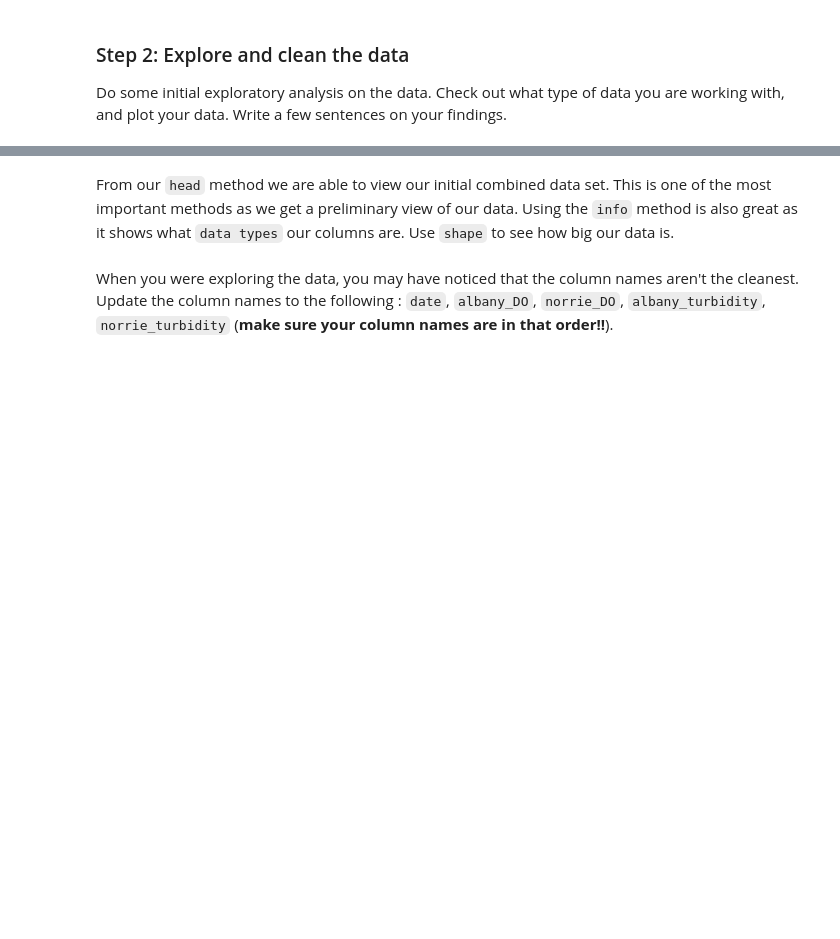
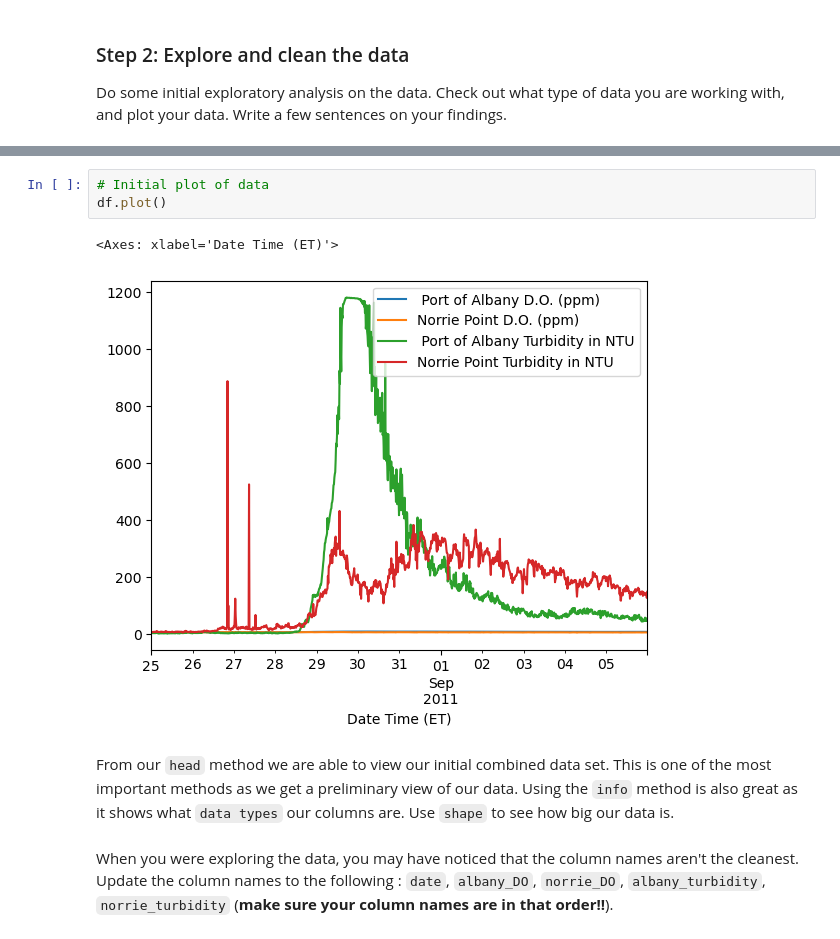
Before and after one commit to tommats00/EDS232-labs, a Jupyter notebook: Week1/Lab1-hurricane.ipynb, the cells around one changed output, grey strips where cells are left out. Cells and saved outputs as stored; diff of their text form; blank space fills up the shorter version.

```diff
--- a/Week1/Lab1-hurricane.ipynb
+++ b/Week1/Lab1-hurricane.ipynb
@@ -115,3 +123,9 @@ df.shape
+# %%
+# Initial plot of data
+df.plot()
+# %% [output]
+<Axes: xlabel='Date Time (ET)'>
+[figure, added]
 # %% [markdown]
 From our `head` method we are able to view our initial combined data set. This is one of the most important methods as we get a preliminary view of our data. Using the `info` method is also great as it shows what `data types` our columns are. Use `shape` to see how big our data is.
 # %% [markdown]
```
Also changed, not shown: parts of 10 cells of this notebook.
